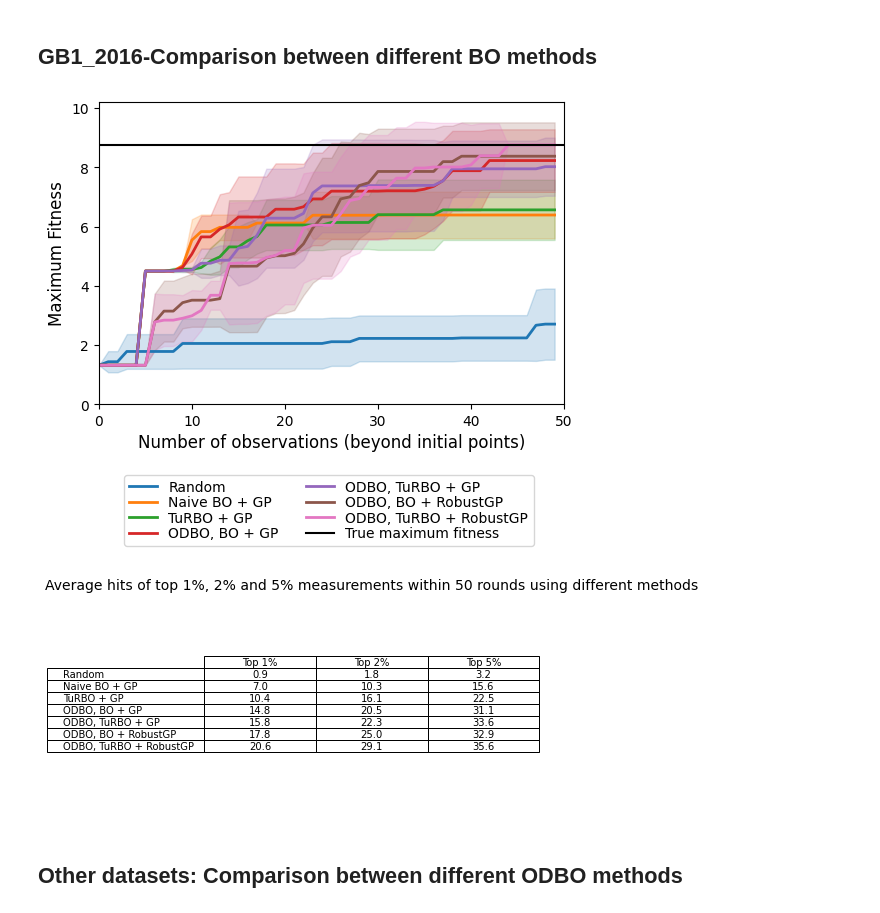
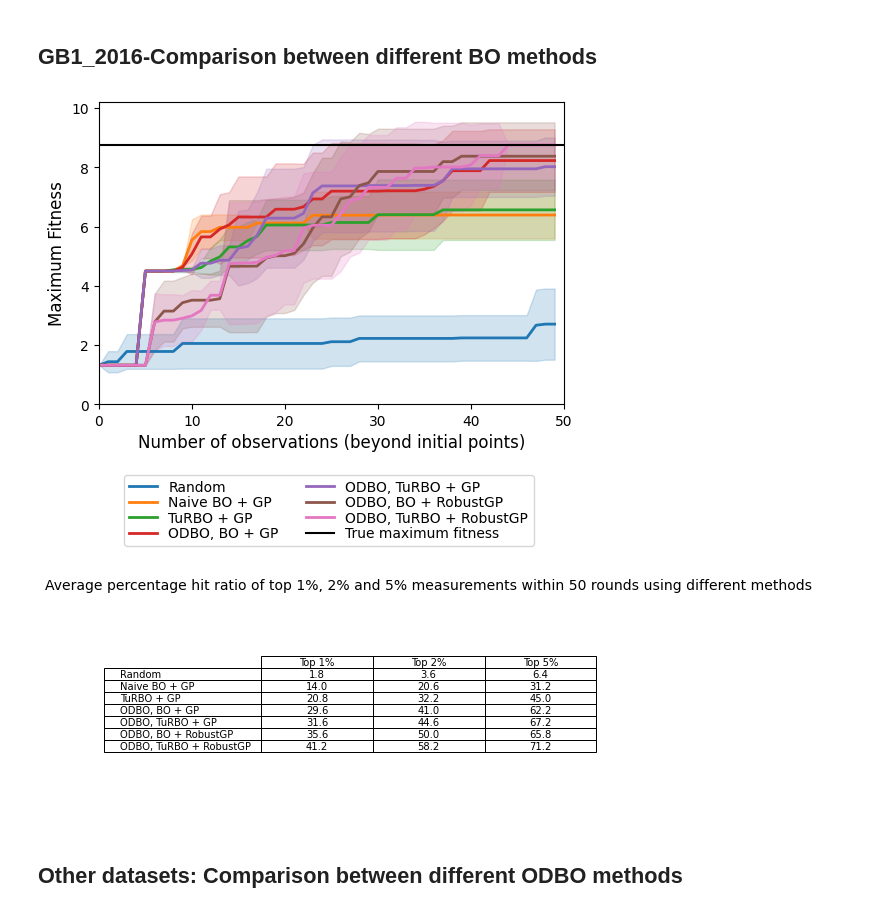
Before and after one commit to sherrylixuecheng/ODBO, a Jupyter notebook: examples/Plot_results.ipynb, the cells around one changed output. Saved outputs shown, nothing was run; the diff lists cells and outputs as text; code cells hidden in the pictures.

Commit message:
update results

```diff
--- a/examples/Plot_results.ipynb
+++ b/examples/Plot_results.ipynb
@@ -23,56 +24,56 @@ for i in range(10):
 Random_Y, BO_GP_bacth1_Y, TuRBO_GP_bacth1_Y, ODBO_GP_bacth1_Y, ODTuRBO_GP_bacth1_Y, ODBO_RobustGP_bacth1_Y, ODTuRBO_RobustGP_bacth1_Y = np.vstack(Random_Y).T, np.hstack(BO_GP_bacth1_Y), np.hstack(TuRBO_GP_bacth1_Y), np.hstack(ODBO_GP_bacth1_Y), np.hstack(ODTuRBO_GP_bacth1_Y), np.hstack(ODBO_RobustGP_bacth1_Y), np.hstack(ODTuRBO_RobustGP_bacth1_Y)
 # %%
 fig = plt.figure(figsize=(6, 4), dpi=100)
-odbo.plot.plot_bo(iters=50, BO_result=Random_Y, method=methods[0], color = 'C0')
-odbo.plot.plot_bo(iters=50, BO_result=BO_GP_bacth1_Y, method=methods[1], color = 'C1')
-odbo.plot.plot_bo(iters=50, BO_result=TuRBO_GP_bacth1_Y, method=methods[2], color = 'C2')
-odbo.plot.plot_bo(iters=50, BO_result=ODBO_GP_bacth1_Y, method=methods[3], color = 'C3')
-odbo.plot.plot_bo(iters=50, BO_result=ODTuRBO_GP_bacth1_Y, method=methods[4], color = 'C4')
-odbo.plot.plot_bo(iters=50, BO_result=ODBO_RobustGP_bacth1_Y, method=methods[5], color = 'C5')
-odbo.plot.plot_bo(iters=50, BO_result=ODTuRBO_RobustGP_bacth1_Y, method=methods[6], color = 'C6')
-plt.plot([0,50], [max(Y_test), max(Y_test)], label='True maximum fitness', color = 'k')
+odbo.plot.plot_bo(iters=iterations, BO_result=Random_Y, method=methods[0], color = 'C0')
+odbo.plot.plot_bo(iters=iterations, BO_result=BO_GP_bacth1_Y, method=methods[1], color = 'C1')
+odbo.plot.plot_bo(iters=iterations, BO_result=TuRBO_GP_bacth1_Y, method=methods[2], color = 'C2')
+odbo.plot.plot_bo(iters=iterations, BO_result=ODBO_GP_bacth1_Y, method=methods[3], color = 'C3')
+odbo.plot.plot_bo(iters=iterations, BO_result=ODTuRBO_GP_bacth1_Y, method=methods[4], color = 'C4')
+odbo.plot.plot_bo(iters=iterations, BO_result=ODBO_RobustGP_bacth1_Y, method=methods[5], color = 'C5')
+odbo.plot.plot_bo(iters=iterations, BO_result=ODTuRBO_RobustGP_bacth1_Y, method=methods[6], color = 'C6')
+plt.plot([0,iterations], [max(Y_test), max(Y_test)], label='True maximum fitness', color = 'k')
 plt.xlabel('Number of observations (beyond initial points)', fontsize=12)
 plt.legend(bbox_to_anchor=(0.0, -0.21, 0.95, 0.0),labelspacing=0.1, ncol=2)
 plt.ylim([0, 10.2])
-plt.xlim([0, 50])
+plt.xlim([0, iterations])
 plt.ylabel('Maximum Fitness', fontsize=12)
 plt.savefig('results/GB1_2016/GB1_2016_opt_curves.png')
 plt.show()
 
 #Count avg hit numbers
 fitness_top = Y_test[np.argsort(Y_test)[-int(0.01*len(Y_test))]]
 num_Random_Y, num_BO_GP_bacth1_Y, num_TuRBO_GP_bacth1_Y, num_ODBO_GP_bacth1_Y, num_ODTuRBO_GP_bacth1_Y, \
      num_ODBO_RobustGP_bacth1_Y, num_ODTuRBO_RobustGP_bacth1_Y = [],[],[],[],[],[],[]
 fitness_labels = ['Top 1%', 'Top 2%', 'Top 5%']
 
 for i in [0.01, 0.02, 0.05]:
     fitness_top = Y_test[np.argsort(Y_test)[-int(i*len(Y_test))]]
-    num_Random_Y.append(len(np.where(Random_Y[-50:, :].ravel()>=fitness_top)[0])/10)
-    num_BO_GP_bacth1_Y.append(len(np.where(BO_GP_bacth1_Y[-50:, :].ravel()>=fitness_top)[0])/10)
-    num_TuRBO_GP_bacth1_Y.append(len(np.where(TuRBO_GP_bacth1_Y[-50:, :].ravel()>=fitness_top)[0])/10)
-    num_ODBO_GP_bacth1_Y.append(len(np.where(ODBO_GP_bacth1_Y[-50:, :].ravel()>=fitness_top)[0])/10)
-    num_ODTuRBO_GP_bacth1_Y.append(len(np.where(ODTuRBO_GP_bacth1_Y[-50:, :].ravel()>=fitness_top)[0])/10)
-    num_ODBO_RobustGP_bacth1_Y.append(len(np.where(ODBO_RobustGP_bacth1_Y[-50:, :].ravel()>=fitness_top)[0])/10)
-    num_ODTuRBO_RobustGP_bacth1_Y.append(len(np.where(ODTuRBO_RobustGP_bacth1_Y[-50:, :].ravel()>=fitness_top)[0])/10)
+    num_Random_Y.append(len(np.where(Random_Y[-iterations:, :].ravel()>=fitness_top)[0])/10)
+    num_BO_GP_bacth1_Y.append(len(np.where(BO_GP_bacth1_Y[-iterations:, :].ravel()>=fitness_top)[0])/10)
+    num_TuRBO_GP_bacth1_Y.append(len(np.where(TuRBO_GP_bacth1_Y[-iterations:, :].ravel()>=fitness_top)[0])/10)
+    num_ODBO_GP_bacth1_Y.append(len(np.where(ODBO_GP_bacth1_Y[-iterations:, :].ravel()>=fitness_top)[0])/10)
+    num_ODTuRBO_GP_bacth1_Y.append(len(np.where(ODTuRBO_GP_bacth1_Y[-iterations:, :].ravel()>=fitness_top)[0])/10)
+    num_ODBO_RobustGP_bacth1_Y.append(len(np.where(ODBO_RobustGP_bacth1_Y[-iterations:, :].ravel()>=fitness_top)[0])/10)
+    num_ODTuRBO_RobustGP_bacth1_Y.append(len(np.where(ODTuRBO_RobustGP_bacth1_Y[-iterations:, :].ravel()>=fitness_top)[0])/10)
 fig, ax = plt.subplots()
 fig.patch.set_visible(False)
 ax.axis('off')
 ax.axis('tight')
 
-cell_text = [num_Random_Y, num_BO_GP_bacth1_Y, num_TuRBO_GP_bacth1_Y, num_ODBO_GP_bacth1_Y, num_ODTuRBO_GP_bacth1_Y, \
-     num_ODBO_RobustGP_bacth1_Y, num_ODTuRBO_RobustGP_bacth1_Y]
+cell_text = np.divide([num_Random_Y, num_BO_GP_bacth1_Y, num_TuRBO_GP_bacth1_Y, num_ODBO_GP_bacth1_Y, num_ODTuRBO_GP_bacth1_Y, \
+     num_ODBO_RobustGP_bacth1_Y, num_ODTuRBO_RobustGP_bacth1_Y], 0.01*iterations)
 ax.table(cellText=cell_text,
          rowLabels=methods,
          colLabels=fitness_labels,
          cellLoc='center',
          colLoc='center',
          loc = 'center',
          fontsize =14)
-plt.title('Average hits of top 1%, 2% and 5% measurements within 50 rounds using different methods', fontsize=14, loc = 'center')
+plt.title('Average percentage hit ratio of top 1%, 2% and 5% measurements within 50 rounds using different methods', fontsize=14, loc = 'center')
 plt.show()
 # %% [output]
 [figure]
-[figure, old version]
+[figure, new version]
 # %% [markdown]
 ## Other datasets: Comparison between different ODBO methods
 # %%
```
Also changed, not shown: parts of 3 cells of this notebook, 11 other files.
